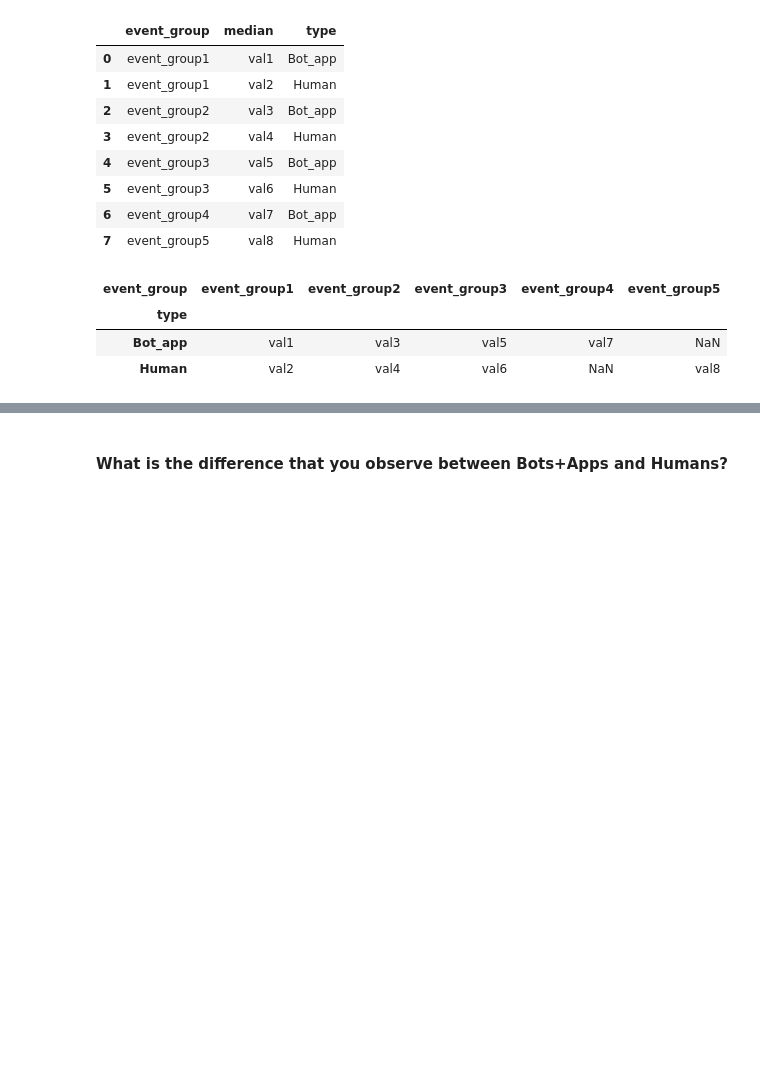
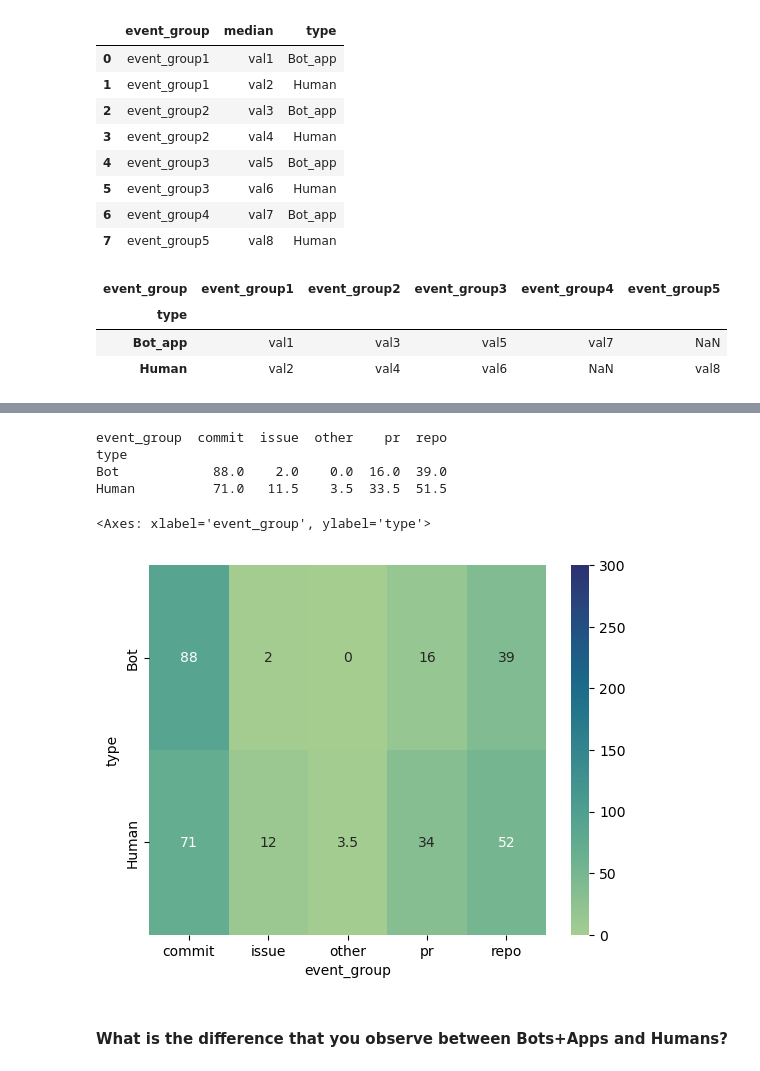
Before and after one commit to LemaireEmilien/Software_Evolution_LE_TP3_2024, a Jupyter notebook: TP3_template.ipynb, the cells around one changed output, grey strips where cells are left out. Saved outputs shown, nothing was run; the diff lists cells and outputs as text; code cells hidden in the pictures; blank space fills up the shorter version.

```diff
--- a/TP3_template.ipynb
+++ b/TP3_template.ipynb
@@ -642,0 +626,10 @@ df_medians
+# %%
+# YOUR CODE BELOW
+medians = []
+for event_group in events_df_pivot.columns:
+    for type in final_df['type'].unique():
+        median = final_df[final_df['type'] == type][event_group].median()
+        medians.append({'event_group': event_group, 'median': median, 'type': type})
+
+df_medians = pd.DataFrame.from_dict(medians)
+print(df_medians)
@@ -685,0 +687,10 @@ df_medians.pivot(index='type', columns='event_group', values='median')#.reset_in
+# %%
+# YOUR CODE BELOW
+medians = []
+for event_group in events_df_pivot.columns:
+    for type in final_df['type'].unique():
+        median = final_df[final_df['type'] == type][event_group].median()
+        medians.append({'event_group': event_group, 'median': median, 'type': type})
+
+df_medians = pd.DataFrame.from_dict(medians)
+print(df_medians)
@@ -686,2 +709,17 @@ df_medians.pivot(index='type', columns='event_group', values='median')#.reset_in
+# %%
+# YOUR CODE BELOW
+df_pivot = df_medians.pivot(index='type', columns='event_group', values='median')#.reset_index().rename_axis(None,axis=1)
+
+print(df_pivot)
+
+#Heatmap of the median values
+sns.heatmap(df_pivot, annot=True, vmin=0, vmax=300, cmap="crest")
+# %% [output]
+event_group  commit  issue  other    pr  repo
+type
+Bot            88.0    2.0    0.0  16.0  39.0
+Human          71.0   11.5    3.5  33.5  51.5
+<Axes: xlabel='event_group', ylabel='type'>
+[figure, added]
 # %% [markdown]
 #### What is the difference that you observe between Bots+Apps and Humans?
```
Also changed, not shown: parts of 26 cells of this notebook.
